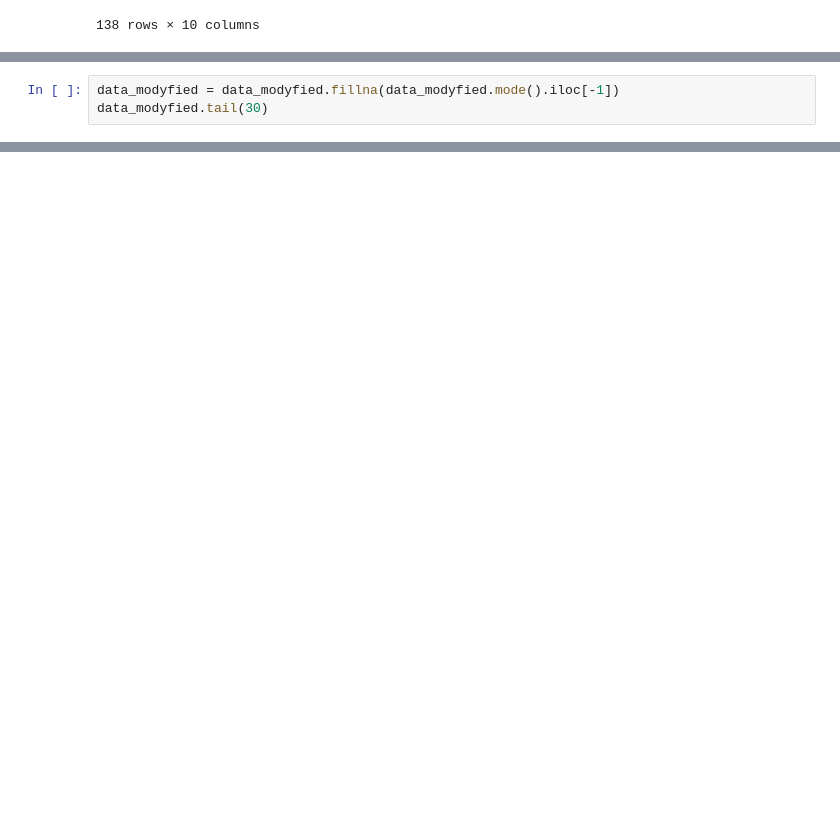
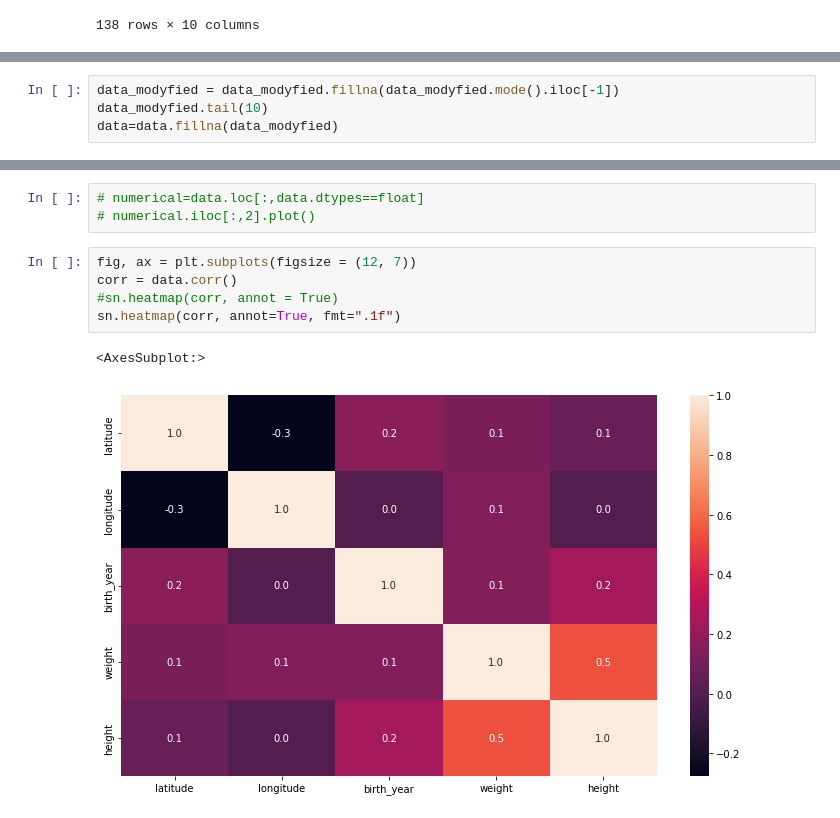
Before and after one commit to yousefQJ19/staticalanlysis, a Jupyter notebook: Filling-Missing-Categorical.ipynb, the cells around one changed output, grey strips where cells are left out. Drawn from its saved outputs; the diff is of its cells as text; blank space fills up the shorter version.

```diff
--- a/Filling-Missing-Categorical.ipynb
+++ b/Filling-Missing-Categorical.ipynb
@@ -91,3 +104,4 @@ data_modyfied.mode().loc[:, data_modyfied.dtypes == object]
 # %%
 data_modyfied = data_modyfied.fillna(data_modyfied.mode().iloc[-1])
-data_modyfied.tail(30)
+data_modyfied.tail(10)
+data=data.fillna(data_modyfied)
@@ -113,0 +123,11 @@ print("ssss")
+# %%
+# numerical=data.loc[:,data.dtypes==float]
+# numerical.iloc[:,2].plot()
+# %%
+fig, ax = plt.subplots(figsize = (12, 7))
+corr = data.corr()
+#sn.heatmap(corr, annot = True)
+sn.heatmap(corr, annot=True, fmt=".1f")
+# %% [output]
+<AxesSubplot:>
+[figure, added]
```
Also changed, not shown: parts of 5 cells of this notebook.
